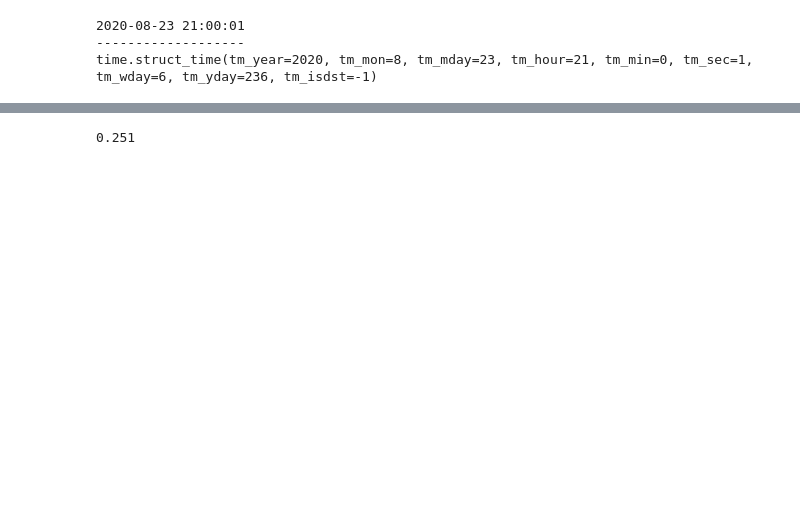
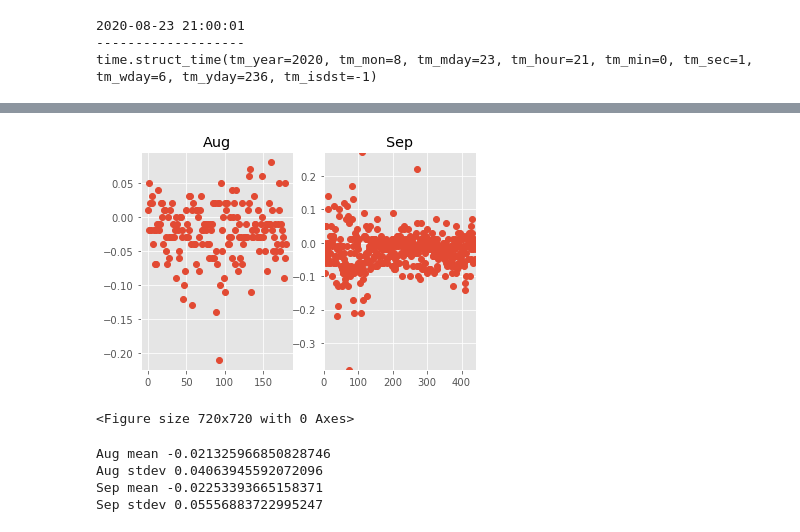
Before and after one commit to Markram-WS/BitKubProject, a Jupyter notebook: gendata.ipynb, the cells around one changed output, grey strips where cells are left out. Drawn from its saved outputs; the diff is of its cells as text; code cells hidden in the pictures; blank space fills up the shorter version.

```diff
--- a/gendata.ipynb
+++ b/gendata.ipynb
@@ -58,7 +63,9 @@ for i in range(len(data)):
 # %%
 data['diff_hour']=diff_hour
+data['hour']=hour
 data['diff_minute']=diff_minute
 data['diff_price']=diff_price
+data['month']=month
 # %%
 data=data.loc[ (data['diff_hour']==1) & (data['diff_minute']==0) ]
 # %%
@@ -127,15 +119,9 @@ lower median 0.479
 # %%
-N_points = 100000
-n_bins = 20
-
-# Generate a normal distribution, center at x=0 and y=5
-x = np.random.randn(N_points)
-y = .4 * x + np.random.randn(100000) + 5
-
-fig, axs = plt.subplots(1, 2, sharey=True, tight_layout=True)
-
+N_points = 1000
+n_bins = 100
+fig, axs = plt.subplots(1, 3, sharey=True, tight_layout=True)
+y0=data['diff_price'];
 # We can set the number of bins with the `bins` kwarg
-axs[0].hist(x, bins=n_bins)
-axs[1].hist(y, bins=n_bins)
+axs[0].hist(y0, bins=n_bins);
+axs[1].hist(y1, bins=n_bins);
+axs[2].hist(y2, bins=n_bins);
-# %% [output]
-0.251
@@ -158,0 +161,50 @@ plt.show()
+# %%
+sd_diff_price=stdev(data['diff_price'])
+mean_diff_price=mean(data['diff_price'])
+SD1p=[]
+SD1m=[]
+Mean = []
+for x in range(len(data['hour'])):
+    SD1p.append(mean_diff_price+sd_diff_price)
+    SD1m.append(mean_diff_price-sd_diff_price)
+    Mean.append(mean_diff_price)
+
+
+y=data['diff_price']
+x=data['hour']
+plt.rcParams["figure.figsize"] = (10,10)
+plt.plot(x,SD1m, '--',color='C2')
+plt.plot(x,SD1p, '--',color='C2')
+plt.plot(x,Mean, '-',color='C1')
+plt.plot(x, y, 'o')
+# %%
+fig, axes = plt.subplots(ncols=2, nrows=1)
+ax1, ax2= axes.ravel()
+
+y1=data['diff_price'].loc[ data['month']==8 ]
+x1=list(range(0, len(y1)))
+ax1.set_title('Aug')
+ax1.plot(x1, y1, 'o')
+
+
+y2=data['diff_price'].loc[ data['month']==9 ]
+x2=list(range(0, len(y2)))
+ax2.set_title('Sep')
+ax2.plot(x2, y2, 'o')
+ax2.margins(0)
+
+
+plt.figure(figsize=(10,10))
+plt.show()
+
+print(f'Aug mean {stat.mean(y1)}')
+print(f'Aug stdev {stat.stdev(y1)}')
+print(f'Sep mean {stat.mean(y2)}')
+print(f'Sep stdev {stat.stdev(y2)}')
+# %% [output]
+[figure, added]
+<Figure size 720x720 with 0 Axes>
+Aug mean -0.021325966850828746
+Aug stdev 0.04063945592072096
+Sep mean -0.02253393665158371
+Sep stdev 0.05556883722995247
```
Also changed, not shown: parts of 9 cells of this notebook.
